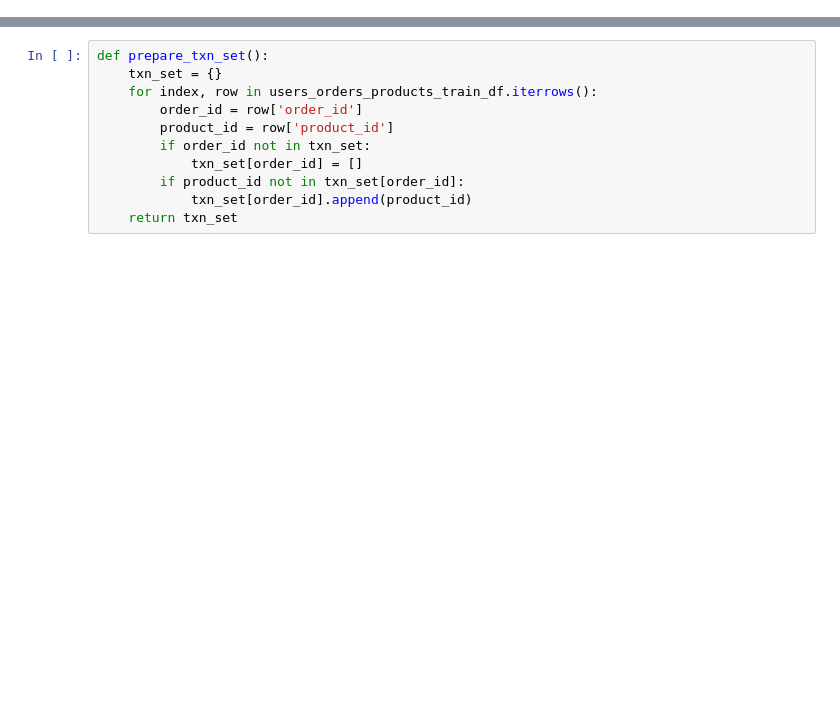
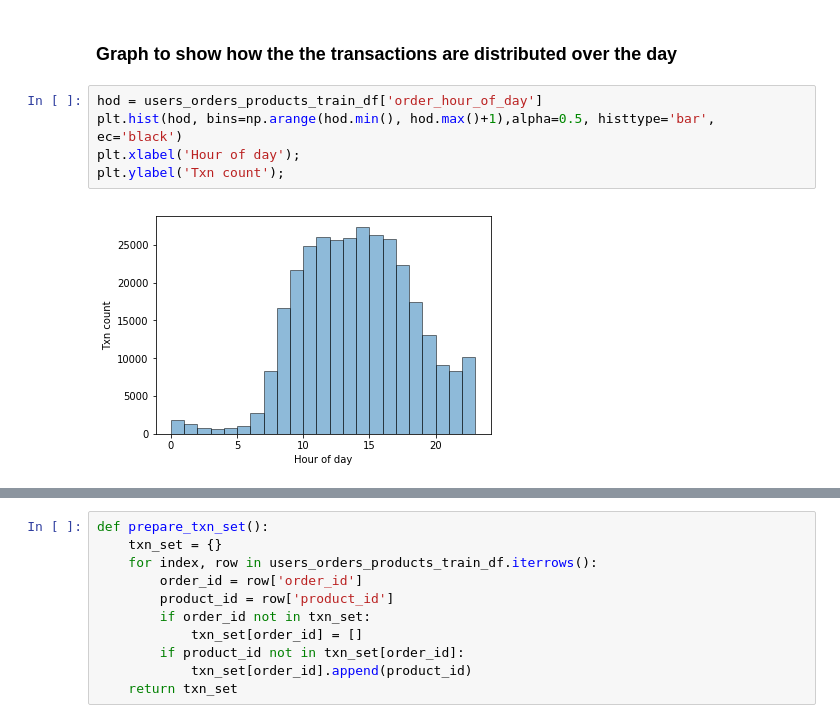
Before and after one commit to aswath80/Instakart-Reorder-prediction, a Jupyter notebook: Market_Basket_Analysis.ipynb, the cells around one changed output, grey strips where cells are left out. Drawn from its saved outputs; the diff is of its cells as text; blank space fills up the shorter version.

```diff
--- a/Market_Basket_Analysis.ipynb
+++ b/Market_Basket_Analysis.ipynb
@@ -39,0 +56,9 @@ users_orders_products_test_df = reduce(lambda l,r: pd.merge(l,r,on='order_id'),
+# %% [markdown]
+### Graph to show how the the transactions are distributed over the day
+# %%
+hod = users_orders_products_train_df['order_hour_of_day']
+plt.hist(hod, bins=np.arange(hod.min(), hod.max()+1),alpha=0.5, histtype='bar', ec='black')
+plt.xlabel('Hour of day');
+plt.ylabel('Txn count');
+# %% [output]
+[figure, added]
```
Also changed, not shown: parts of 19 cells of this notebook, 4 other files.
